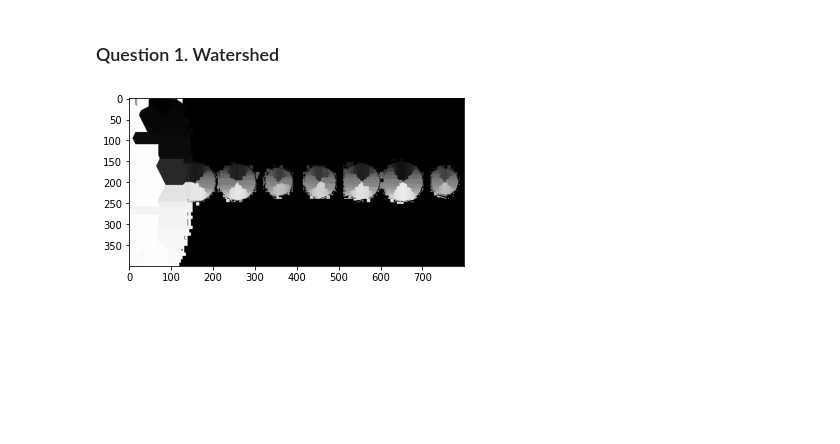
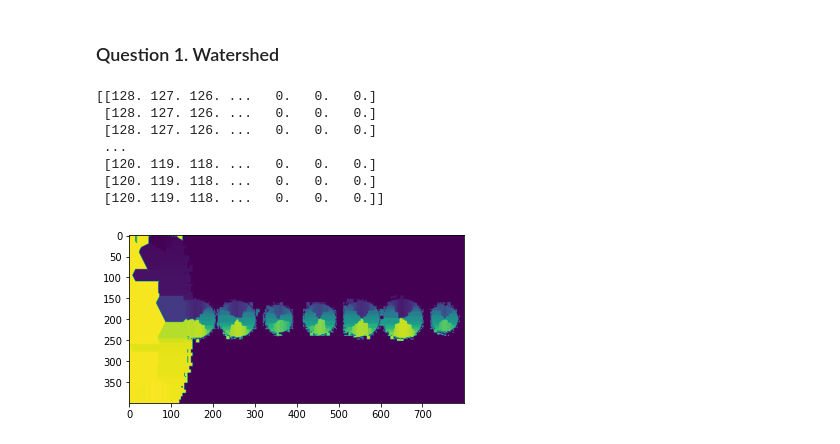
Before and after one commit to Spacider/COMP9517, a Jupyter notebook: COMP9517/lab/lab04/lab4.ipynb, the cells around one changed output. Cells and saved outputs as stored; diff of their text form; code cells hidden in the pictures; blank space fills up the shorter version.

```diff
--- a/COMP9517/lab/lab04/lab4.ipynb
+++ b/COMP9517/lab/lab04/lab4.ipynb
@@ -17,26 +18,33 @@ from sklearn.cluster import MeanShift
 # %%
 def watershed_processing():
     image = cv2.imread('./images/planets.jpg')
+    # Generate an initial image with two overlapping circles
     # conver img to grayscale
     image = cv2.cvtColor(image, cv2.COLOR_BGR2GRAY)
-    plt.imshow(image, cmap='gray')
-
-    # Convert to binary image
-    # image = cv2.threshold(image, 20, 255, cv2.THRESH_BINARY|cv2.THRESH_OTSU)[1]
 
     # calculate the distance transform of the image
     distance = ndi.distance_transform_edt(image)
+    print(distance)
     # print(distance)
-    coords = peak_local_max(distance, footprint=np.ones((3,3)), labels = image)
+    coords = peak_local_max(distance, footprint=np.ones((5,5)), labels = image)
     # generate the markers
     mask = np.zeros(distance.shape, dtype=bool)
     mask[tuple(coords.T)] = True
     markers, _ = ndi.label(mask)
     # perform watershed on the image
-    labels = watershed(-distance, markers, mask=image)
+    labels = watershed(-distance, markers, mask=image, compactness=0.001)
 
     plt.imshow(labels)
+    cv2.imwrite('images/watershed_result.jpg', labels)
+    return labels
 
-watershed_processing()
+image_watershed = watershed_processing()
 # %% [output]
+[[128. 127. 126. ...   0.   0.   0.]
+ [128. 127. 126. ...   0.   0.   0.]
+ [128. 127. 126. ...   0.   0.   0.]
+ ...
+ [120. 119. 118. ...   0.   0.   0.]
+ [120. 119. 118. ...   0.   0.   0.]
+ [120. 119. 118. ...   0.   0.   0.]]
-[figure, old version]
+[figure, new version]
```
Also changed, not shown: parts of 5 cells of this notebook, 7 other files.
